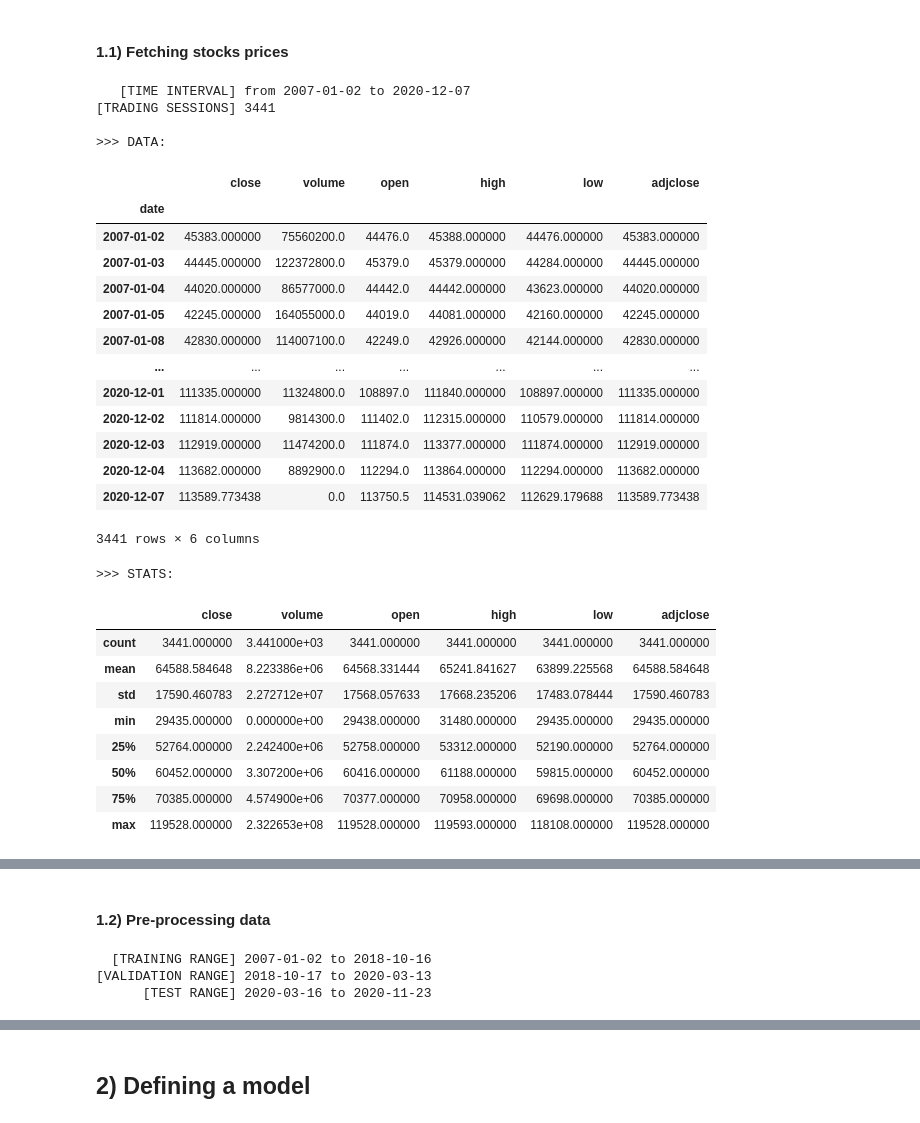
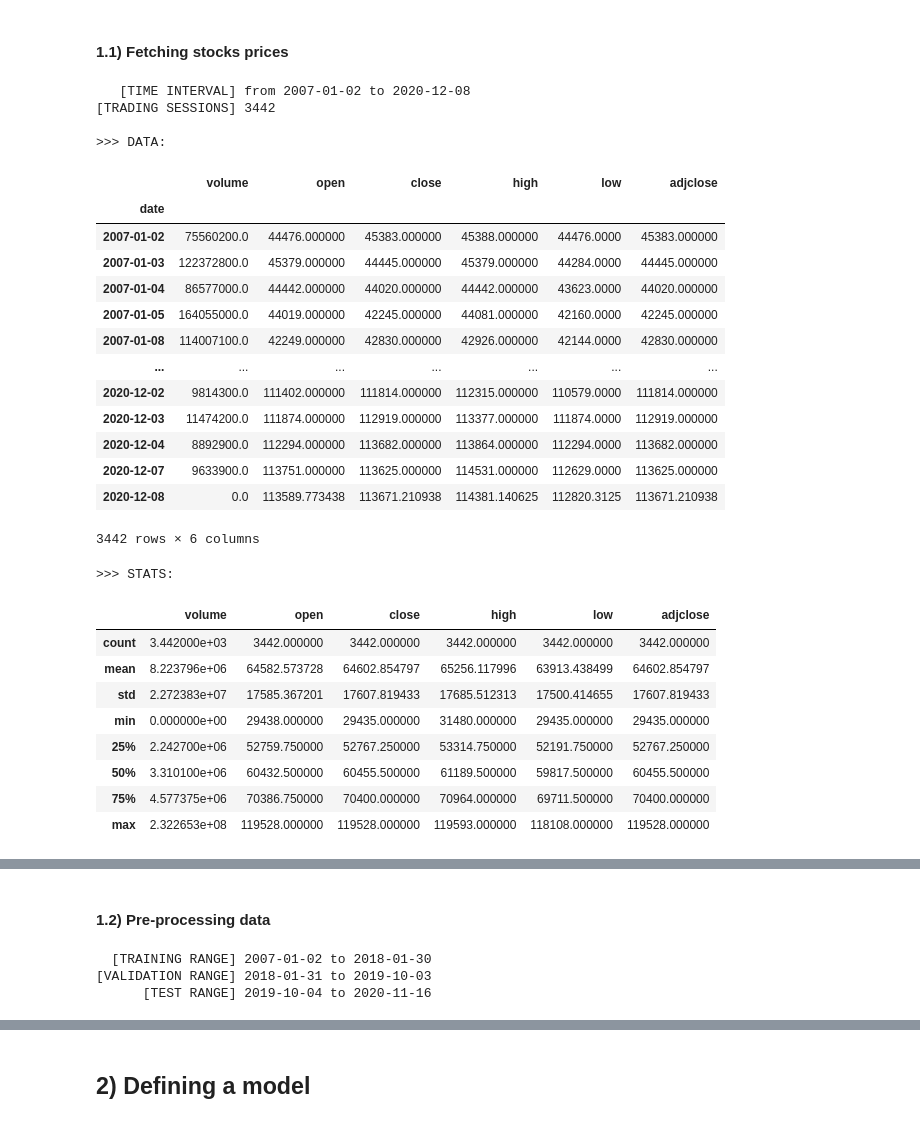
Before and after one commit to Talendar/stocks_prices_prediction, a Jupyter notebook: stocks_price_prediction.ipynb, the cells around one changed output, grey strips where cells are left out. Drawn from its saved outputs; the diff is of its cells as text; code cells hidden in the pictures.

```diff
--- a/stocks_price_prediction.ipynb
+++ b/stocks_price_prediction.ipynb
@@ -67,55 +50,55 @@ LABELS_NAMES = [    # values that the model will try to predict
 # %%
 data = Ticker("^BVSP").history(start="2007-01-01",
                                #end="2017-12-31",
                                #period="max",
                                interval="1d")
 data.reset_index("symbol", inplace=True, drop=True)
 
 print("   [TIME INTERVAL] from %s to %s" % (data.index[0], data.index[-1]))
 print("[TRADING SESSIONS] %d\n" % len(data))
 
 print(">>> DATA:")
 display(data)
 
 print("\n\n>>> STATS:")
 display(data.describe())
 
 print("\n\n")
-ax = data["close"].plot(figsize=(10,7), color="green")
-ax.set_title("Evolution of the closing prices\n", fontsize=20, color="#ffffff");
-ax.set_ylabel("Closing prices", fontsize="15", color="#ffffff");
+ax = data["open"].plot(figsize=(10,7), color="green")
+ax.set_title("Evolution of the opening prices\n", fontsize=20, color="#ffffff");
+ax.set_ylabel("Opening prices", fontsize="15", color="#ffffff");
 ax.set_xlabel("Date", fontsize="15", color="#ffffff");
 
 Javascript("google.colab.output.setIframeHeight('500px');")
 # %% [output]
-   [TIME INTERVAL] from 2007-01-02 to 2020-12-07
-[TRADING SESSIONS] 3441
+   [TIME INTERVAL] from 2007-01-02 to 2020-12-08
+[TRADING SESSIONS] 3442
 
 >>> DATA:
-|  | close | volume | open | high | low | adjclose |
+|  | volume | open | close | high | low | adjclose |
 | date |  |  |  |  |  |  |
-| 2007-01-02 | 45383.000000 | 75560200.0 | 44476.0 | 45388.000000 | 44476.000000 | 45383.000000 |
-| 2007-01-03 | 44445.000000 | 122372800.0 | 45379.0 | 45379.000000 | 44284.000000 | 44445.000000 |
-| 2007-01-04 | 44020.000000 | 86577000.0 | 44442.0 | 44442.000000 | 43623.000000 | 44020.000000 |
-| 2007-01-05 | 42245.000000 | 164055000.0 | 44019.0 | 44081.000000 | 42160.000000 | 42245.000000 |
-| 2007-01-08 | 42830.000000 | 114007100.0 | 42249.0 | 42926.000000 | 42144.000000 | 42830.000000 |
+| 2007-01-02 | 75560200.0 | 44476.000000 | 45383.000000 | 45388.000000 | 44476.0000 | 45383.000000 |
+| 2007-01-03 | 122372800.0 | 45379.000000 | 44445.000000 | 45379.000000 | 44284.0000 | 44445.000000 |
+| 2007-01-04 | 86577000.0 | 44442.000000 | 44020.000000 | 44442.000000 | 43623.0000 | 44020.000000 |
+| 2007-01-05 | 164055000.0 | 44019.000000 | 42245.000000 | 44081.000000 | 42160.0000 | 42245.000000 |
+| 2007-01-08 | 114007100.0 | 42249.000000 | 42830.000000 | 42926.000000 | 42144.0000 | 42830.000000 |
 | ... | ... | ... | ... | ... | ... | ... |
-| 2020-12-01 | 111335.000000 | 11324800.0 | 108897.0 | 111840.000000 | 108897.000000 | 111335.000000 |
-| 2020-12-02 | 111814.000000 | 9814300.0 | 111402.0 | 112315.000000 | 110579.000000 | 111814.000000 |
-| 2020-12-03 | 112919.000000 | 11474200.0 | 111874.0 | 113377.000000 | 111874.000000 | 112919.000000 |
-| 2020-12-04 | 113682.000000 | 8892900.0 | 112294.0 | 113864.000000 | 112294.000000 | 113682.000000 |
-| 2020-12-07 | 113589.773438 | 0.0 | 113750.5 | 114531.039062 | 112629.179688 | 113589.773438 |
+| 2020-12-02 | 9814300.0 | 111402.000000 | 111814.000000 | 112315.000000 | 110579.0000 | 111814.000000 |
+| 2020-12-03 | 11474200.0 | 111874.000000 | 112919.000000 | 113377.000000 | 111874.0000 | 112919.000000 |
+| 2020-12-04 | 8892900.0 | 112294.000000 | 113682.000000 | 113864.000000 | 112294.0000 | 113682.000000 |
+| 2020-12-07 | 9633900.0 | 113751.000000 | 113625.000000 | 114531.000000 | 112629.0000 | 113625.000000 |
+| 2020-12-08 | 0.0 | 113589.773438 | 113671.210938 | 114381.140625 | 112820.3125 | 113671.210938 |
-3441 rows × 6 columns
+3442 rows × 6 columns
 >>> STATS:
-|  | close | volume | open | high | low | adjclose |
-| count | 3441.000000 | 3.441000e+03 | 3441.000000 | 3441.000000 | 3441.000000 | 3441.000000 |
-| mean | 64588.584648 | 8.223386e+06 | 64568.331444 | 65241.841627 | 63899.225568 | 64588.584648 |
-| std | 17590.460783 | 2.272712e+07 | 17568.057633 | 17668.235206 | 17483.078444 | 17590.460783 |
-| min | 29435.000000 | 0.000000e+00 | 29438.000000 | 31480.000000 | 29435.000000 | 29435.000000 |
-| 25% | 52764.000000 | 2.242400e+06 | 52758.000000 | 53312.000000 | 52190.000000 | 52764.000000 |
-| 50% | 60452.000000 | 3.307200e+06 | 60416.000000 | 61188.000000 | 59815.000000 | 60452.000000 |
-| 75% | 70385.000000 | 4.574900e+06 | 70377.000000 | 70958.000000 | 69698.000000 | 70385.000000 |
-| max | 119528.000000 | 2.322653e+08 | 119528.000000 | 119593.000000 | 118108.000000 | 119528.000000 |
+|  | volume | open | close | high | low | adjclose |
+| count | 3.442000e+03 | 3442.000000 | 3442.000000 | 3442.000000 | 3442.000000 | 3442.000000 |
+| mean | 8.223796e+06 | 64582.573728 | 64602.854797 | 65256.117996 | 63913.438499 | 64602.854797 |
+| std | 2.272383e+07 | 17585.367201 | 17607.819433 | 17685.512313 | 17500.414655 | 17607.819433 |
+| min | 0.000000e+00 | 29438.000000 | 29435.000000 | 31480.000000 | 29435.000000 | 29435.000000 |
+| 25% | 2.242700e+06 | 52759.750000 | 52767.250000 | 53314.750000 | 52191.750000 | 52767.250000 |
+| 50% | 3.310100e+06 | 60432.500000 | 60455.500000 | 61189.500000 | 59817.500000 | 60455.500000 |
+| 75% | 4.577375e+06 | 70386.750000 | 70400.000000 | 70964.000000 | 69711.500000 | 70400.000000 |
+| max | 2.322653e+08 | 119528.000000 | 119528.000000 | 119593.000000 | 118108.000000 | 119528.000000 |
 [interactive output not drawn]
 [figure]
 # %% [markdown]
@@ -125,10 +108,11 @@ data = StocksData(
     data_df=data,
     num_sessions=NUM_SESSIONS,
     labels_names=LABELS_NAMES,
-    feature_normalization=(zscore_norm, zscore_denorm),
-    label_normalization=(zscore_norm, zscore_denorm) \
+    feature_normalization=(min_max_norm, min_max_denorm),
+    label_normalization=(min_max_norm, min_max_denorm) \
                         if NORMALIZE_LABELS else None,
     data_split_pc=(TRAIN_PC, VAL_PC, TEST_PC),
+    batch_size=32,
 )
 
 print("  [TRAINING RANGE] %s to %s" % (
@@ -138,9 +122,9 @@ print("[VALIDATION RANGE] %s to %s" % (
 print("      [TEST RANGE] %s to %s" % (
     data.raw_test["features"].index[0], data.raw_test["features"].index[-1]))
 # %% [output]
-  [TRAINING RANGE] 2007-01-02 to 2018-10-16
-[VALIDATION RANGE] 2018-10-17 to 2020-03-13
-      [TEST RANGE] 2020-03-16 to 2020-11-23
+  [TRAINING RANGE] 2007-01-02 to 2018-01-30
+[VALIDATION RANGE] 2018-01-31 to 2019-10-03
+      [TEST RANGE] 2019-10-04 to 2020-11-16
 # %%
 print(">>> NORMALIZED TRAINING DATA:")
 display(data.norm_train["features"].tail())
```
Also changed, not shown: parts of 9 cells of this notebook.
